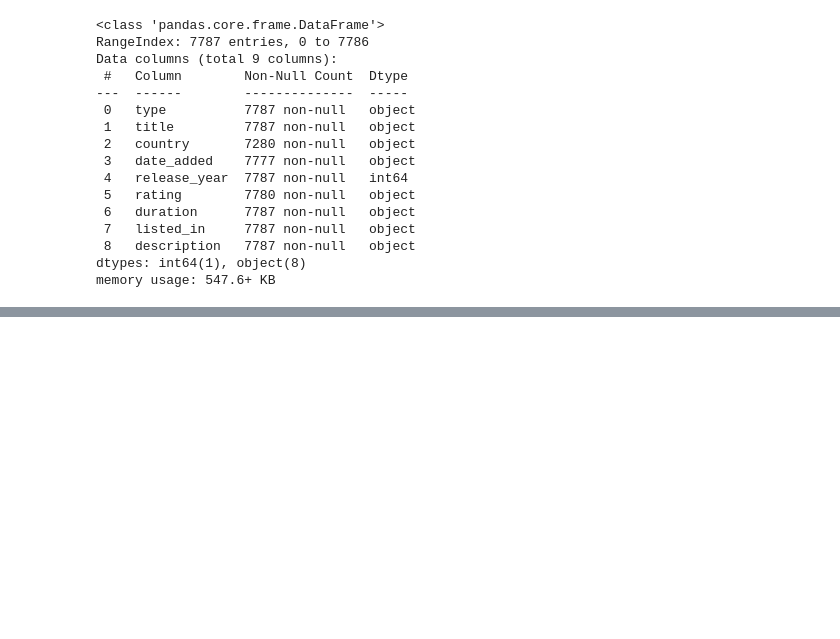
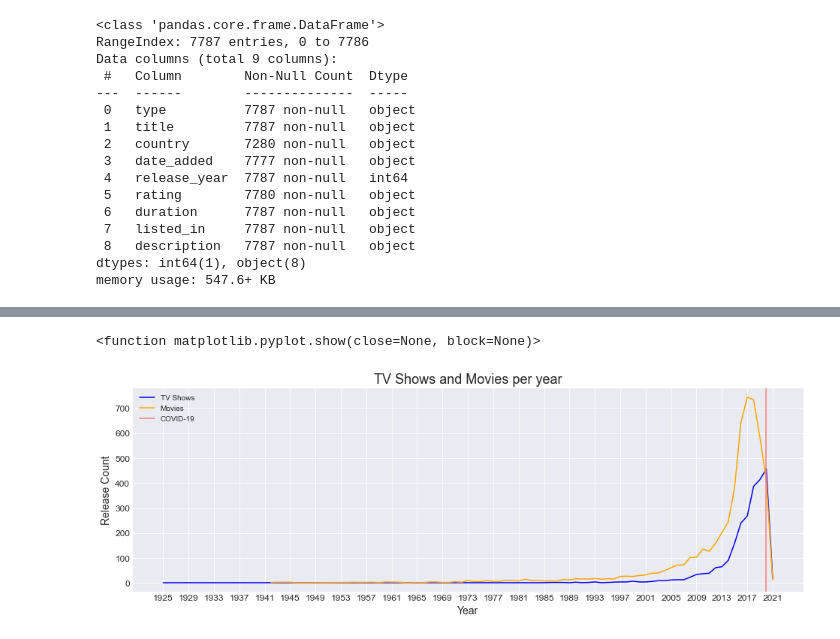
Before and after one commit to avgcam/netflix-eda, a Jupyter notebook: netflix_eda.ipynb, the cells around one changed output, grey strips where cells are left out. Saved outputs shown, nothing was run; the diff lists cells and outputs as text; code cells hidden in the pictures; blank space fills up the shorter version.

```diff
--- a/netflix_eda.ipynb
+++ b/netflix_eda.ipynb
@@ -120,0 +120,5 @@ plt.show
+# %%
+tvrelease_year = tv_shows['release_year'].value_counts().sort_index()
+print(tvrelease_year.head())
+movierelease_year = movies['release_year'].value_counts().sort_index()
+print(movierelease_year.head())
@@ -120,0 +138,19 @@ plt.show
+# %%
+plt.figure(figsize = (16, 5))
+sb.set_style('darkgrid')
+plt.plot(tvrelease_year.index, tvrelease_year.values, color = 'b', label = 'TV Shows')
+plt.plot(movierelease_year.index, movierelease_year.values, color = 'orange', label = 'Movies')
+
+# showing the drop-off in production during 2020 due to COVID
+plt.axvline(x = 2020, color = 'salmon', label = 'COVID-19')
+
+plt.xticks(list(range(1925, 2022, 4)), fontsize = 12)
+plt.yticks(fontsize = 12)
+plt.title('TV Shows and Movies per year', fontsize = 18)
+plt.xlabel('Year', fontsize = 14)
+plt.ylabel('Release Count', fontsize = 14)
+plt.legend()
+plt.show
+# %% [output]
+<function matplotlib.pyplot.show(close=None, block=None)>
+[figure, added]
```
Also changed, not shown: parts of 8 cells of this notebook.
